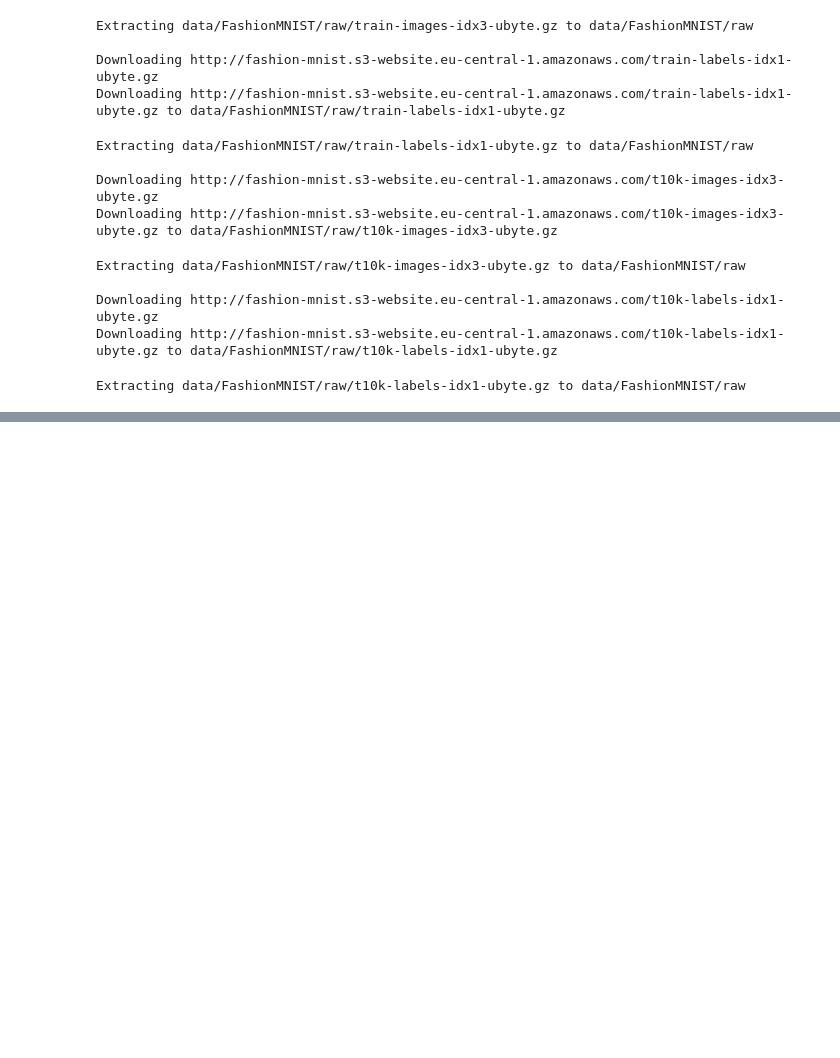
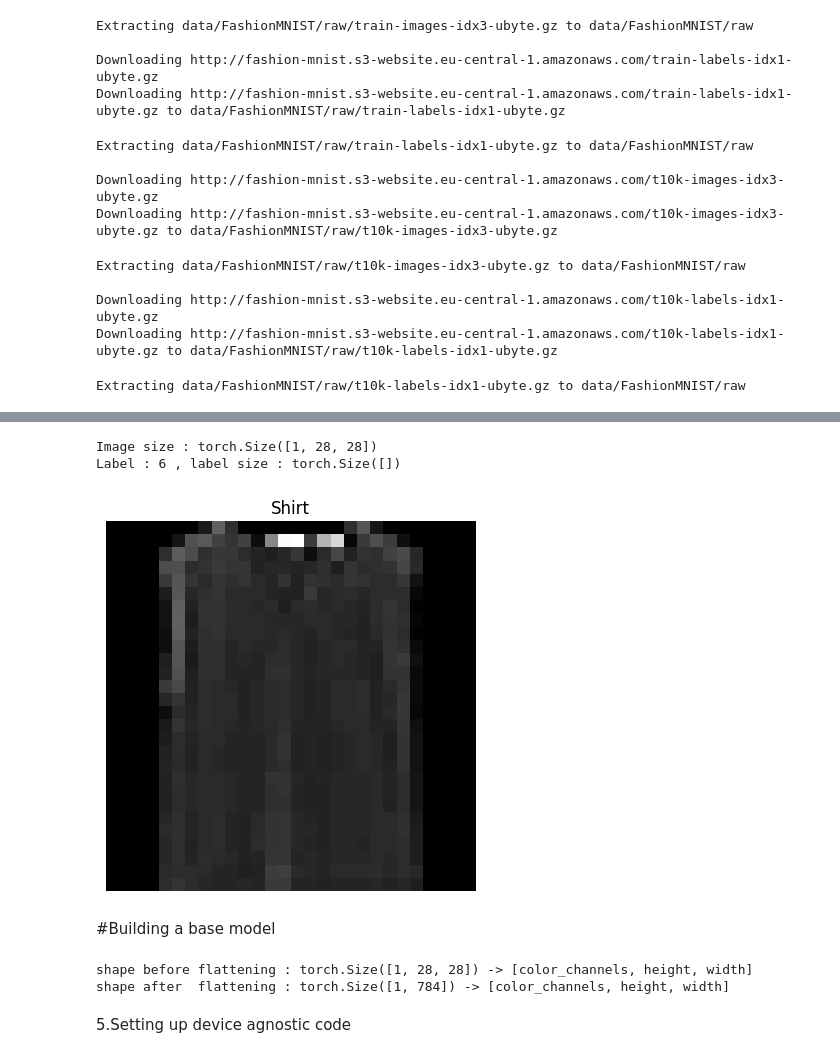
Before and after one commit to NyashaMasendeke/Deep-Learning, a Jupyter notebook: ComputerVision.ipynb, the cells around one changed output, grey strips where cells are left out. Saved outputs shown, nothing was run; the diff lists cells and outputs as text; code cells hidden in the pictures; blank space fills up the shorter version.

```diff
--- a/ComputerVision.ipynb
+++ b/ComputerVision.ipynb
@@ -62,0 +163,34 @@ Extracting data/FashionMNIST/raw/t10k-labels-idx1-ubyte.gz to data/FashionMNIST/
+# %%
+#lets check a single sample
+torch.manual_seed(42)
+random_idx = torch.randint(0,  len(train_features_batch), size = [1]).item()
+img, label = train_features_batch[random_idx], train_labels_batch[random_idx]
+plt.imshow(img.squeeze(), cmap ="gray")
+plt.title(class_names[label])
+plt.axis("off")
+print(f"Image size : {image.shape}")
+print(f"Label : {label} , label size : {label.shape}")
+# %% [output]
+Image size : torch.Size([1, 28, 28])
+Label : 6 , label size : torch.Size([])
+[figure, added]
+# %% [markdown]
+#Building a base model
+# %%
+#create a flatten ayer
+flatten_model = nn.Flatten()
+
+#get a single sasmple
+x = train_features_batch[0]
+#Flatten the sample
+output = flatten_model(x)
+
+#print what happened
+
+print(f"shape before flattening : {x.shape} -> [color_channels, height, width]")
+print(f"shape after  flattening : {output.shape} -> [color_channels, height, width]")
+# %% [output]
+shape before flattening : torch.Size([1, 28, 28]) -> [color_channels, height, width]
+shape after  flattening : torch.Size([1, 784]) -> [color_channels, height, width]
+# %% [markdown]
+5.Setting up device agnostic code
```
Also changed, not shown: parts of 12 cells of this notebook.
